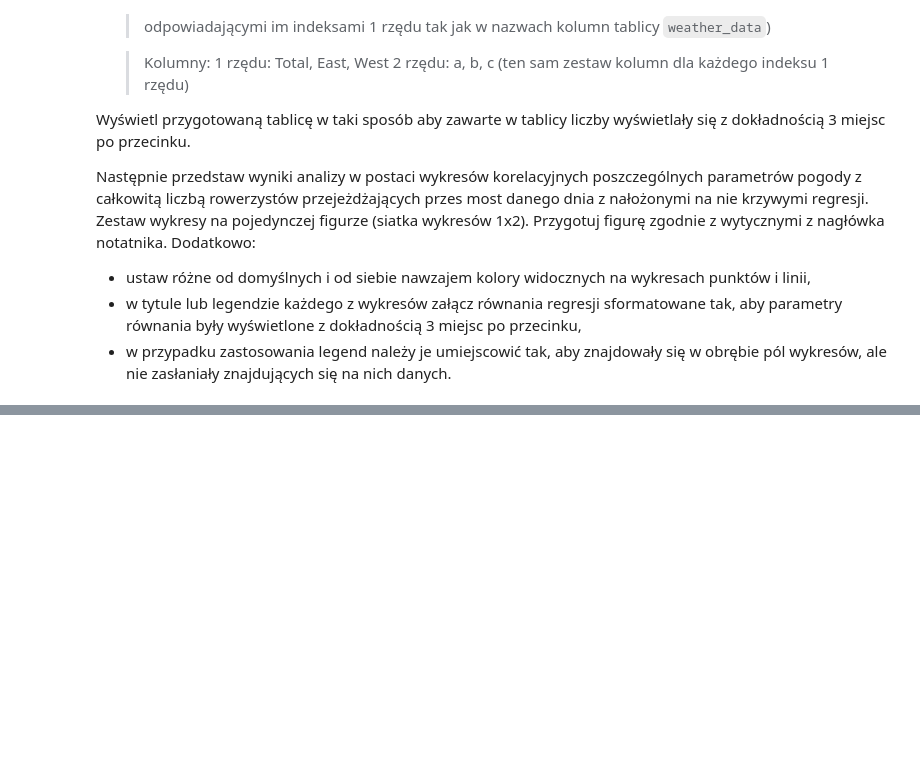
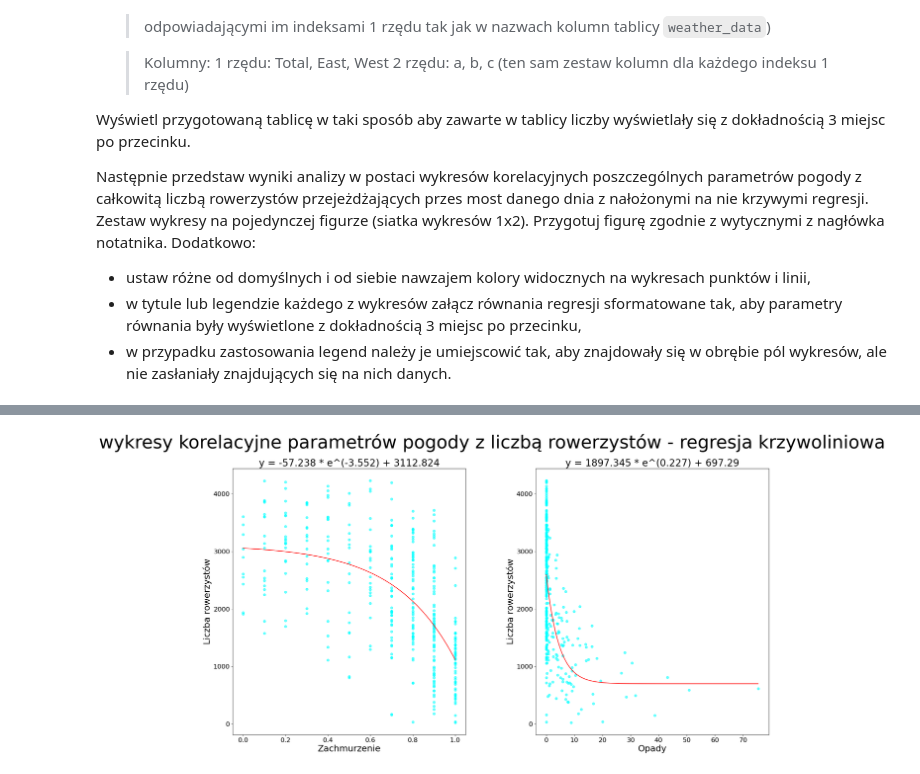
Before and after one commit to gcichy/ADwP, a Jupyter notebook: Projekt3/ZZ03_CZ03.ipynb, the cells around one changed output, grey strips where cells are left out. Saved outputs shown, nothing was run; the diff lists cells and outputs as text; code cells hidden in the pictures; blank space fills up the shorter version.

```diff
--- a/Projekt3/ZZ03_CZ03.ipynb
+++ b/Projekt3/ZZ03_CZ03.ipynb
@@ -320,6 +458,36 @@ assert np.isclose(regression_data_2.loc[("Precipitation", "Total"), ('Total', 'a
 assert np.isclose(regression_data_2.loc[(("Sky", "Cloud cover")), ('East', 'b')], -3.5974646434134456)
 assert np.isclose(regression_data_2.loc[("Precipitation", "Total"), ('Total', 'c')], 697.29)
 # %%
-# Wykres
-# YOUR CODE HERE
-raise NotImplementedError()
+xmax = all_data.apply(max, axis=0)
+xmin = all_data.apply(min, axis=0)
+
+
+fig, ax = plt.subplots(1,2, figsize=(24,12))
+plt.suptitle('wykresy korelacyjne parametrów pogody z liczbą rowerzystów - regresja krzywoliniowa', fontsize = 45)
+
+x1 = np.arange(xmin.iloc[0],xmax.iloc[0],(xmax.iloc[0]-xmin.iloc[0])/3000)
+y1 = func(x1,stats1[0][0], stats1[0][1], stats1[0][2])
+ax[1].set_title(f'y = {np.round(stats1[0][0],3)} * e^({np.round(stats1[0][1],3)}) + {np.round(stats1[0][2],3)}', fontsize = 24)
+ax[1].plot(x1,y1, color='red')
+ax[1].scatter(all_data.iloc[:,0],all_data.iloc[:,2], color = 'cyan', alpha = 0.6)
+plt.sca(ax[1])
+plt.yticks(fontsize = 16)
+plt.xticks( fontsize = 16)
+plt.xlabel('Opady',fontsize = 22)
+plt.ylabel('Liczba rowerzystów',fontsize = 22)
+
+x2 = np.arange(xmin.iloc[1],xmax.iloc[1],(xmax.iloc[1]-xmin.iloc[1])/3000)
+y2 = func(x2,stats2[0][0], stats2[0][1], stats2[0][2])
+ax[0].set_title(f'y = {np.round(stats2[0][0],3)} * e^({np.round(stats2[0][1],3)}) + {np.round(stats2[0][2],3)}', fontsize = 24)
+ax[0].plot(x2,y2,color='red')
+ax[0].scatter(all_data.iloc[:,1],all_data.iloc[:,2], color = 'cyan', alpha = 0.6)
+plt.sca(ax[0])
+plt.yticks(fontsize = 16)
+plt.xticks( fontsize = 16)
+plt.xlabel('Zachmurzenie',fontsize = 22)
+plt.ylabel('Liczba rowerzystów',fontsize = 22)
+
+fig.subplots_adjust(wspace=0.3, hspace=0.3)
+fig.savefig('cz3_wykresy_regresja_krzyw.png')
+# %% [output]
+[figure, added]
```
Also changed, not shown: parts of 7 cells of this notebook, 10 other files.
